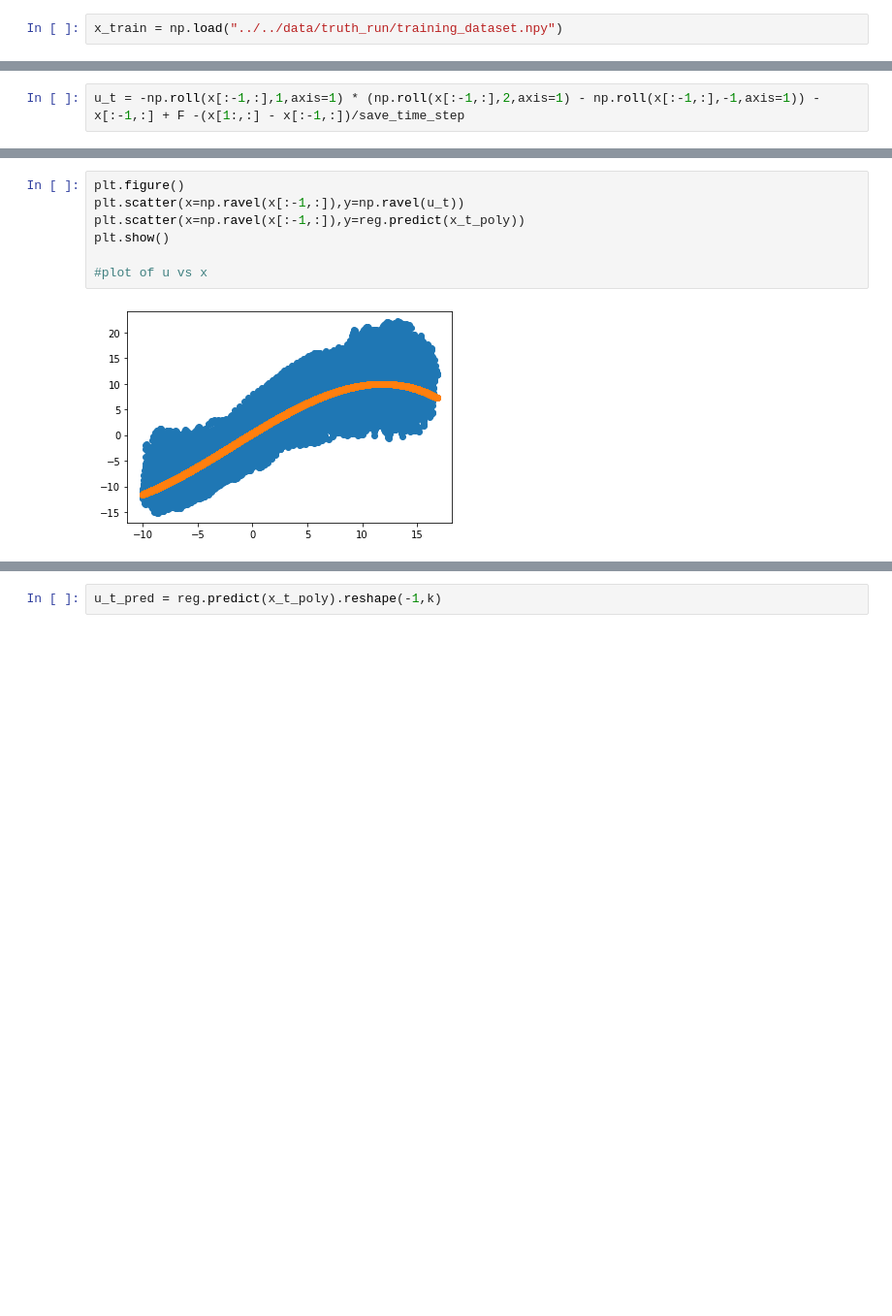
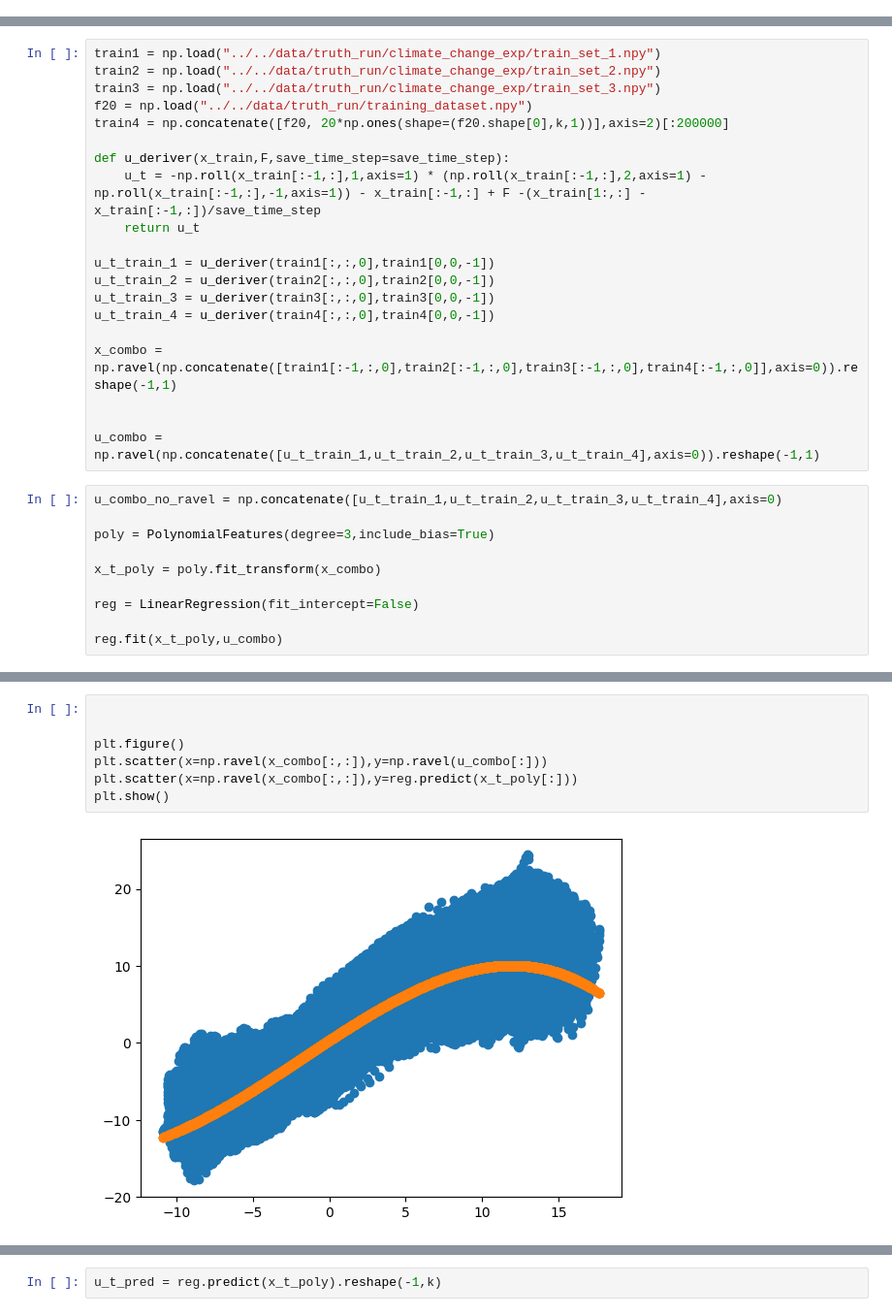
Before and after one commit to raghul-parthipan/l96_rnn, a Jupyter notebook: saved_models/polynomial/Christensen_polynomial_parameterisation.ipynb, the cells around one changed output, grey strips where cells are left out. Shown at 97% size. Cells and saved outputs as stored; diff of their text form; blank space fills up the shorter version.

Commit message:
changes to polynomial files

```diff
--- a/saved_models/polynomial/Christensen_polynomial_parameterisation.ipynb
+++ b/saved_models/polynomial/Christensen_polynomial_parameterisation.ipynb
@@ -27,2 +29,0 @@ b=10
-# %%
-x_train = np.load("../../data/truth_run/training_dataset.npy")
@@ -31,2 +29,0 @@ x = x_train[:,:,0]
-# %%
-u_t = -np.roll(x[:-1,:],1,axis=1) * (np.roll(x[:-1,:],2,axis=1) - np.roll(x[:-1,:],-1,axis=1)) - x[:-1,:] + F -(x[1:,:] - x[:-1,:])/save_time_step
@@ -45,0 +32,30 @@ LinearRegression(fit_intercept=False)
+# %%
+train1 = np.load("../../data/truth_run/climate_change_exp/train_set_1.npy")
+train2 = np.load("../../data/truth_run/climate_change_exp/train_set_2.npy")
+train3 = np.load("../../data/truth_run/climate_change_exp/train_set_3.npy")
+f20 = np.load("../../data/truth_run/training_dataset.npy")
+train4 = np.concatenate([f20, 20*np.ones(shape=(f20.shape[0],k,1))],axis=2)[:200000]
+
+def u_deriver(x_train,F,save_time_step=save_time_step):
+    u_t = -np.roll(x_train[:-1,:],1,axis=1) * (np.roll(x_train[:-1,:],2,axis=1) - np.roll(x_train[:-1,:],-1,axis=1)) - x_train[:-1,:] + F -(x_train[1:,:] - x_train[:-1,:])/save_time_step
+    return u_t
+
+u_t_train_1 = u_deriver(train1[:,:,0],train1[0,0,-1])
+u_t_train_2 = u_deriver(train2[:,:,0],train2[0,0,-1])
+u_t_train_3 = u_deriver(train3[:,:,0],train3[0,0,-1])
+u_t_train_4 = u_deriver(train4[:,:,0],train4[0,0,-1])
+
+x_combo = np.ravel(np.concatenate([train1[:-1,:,0],train2[:-1,:,0],train3[:-1,:,0],train4[:-1,:,0]],axis=0)).reshape(-1,1)
+
+
+u_combo = np.ravel(np.concatenate([u_t_train_1,u_t_train_2,u_t_train_3,u_t_train_4],axis=0)).reshape(-1,1)
+# %%
+u_combo_no_ravel = np.concatenate([u_t_train_1,u_t_train_2,u_t_train_3,u_t_train_4],axis=0)
+
+poly = PolynomialFeatures(degree=3,include_bias=True)
+
+x_t_poly = poly.fit_transform(x_combo)
+
+reg = LinearRegression(fit_intercept=False)
+
+reg.fit(x_t_poly,u_combo)
@@ -50,9 +76,9 @@ array([[ 0.34484477,  1.29971787, -0.01271022, -0.00238594]])
 # %%
+
+
 plt.figure()
-plt.scatter(x=np.ravel(x[:-1,:]),y=np.ravel(u_t))
-plt.scatter(x=np.ravel(x[:-1,:]),y=reg.predict(x_t_poly))
+plt.scatter(x=np.ravel(x_combo[:,:]),y=np.ravel(u_combo[:]))
+plt.scatter(x=np.ravel(x_combo[:,:]),y=reg.predict(x_t_poly[:]))
 plt.show()
-
-#plot of u vs x
 # %% [output]
-[figure, old version]
+[figure, new version]
```
Also changed, not shown: parts of 96 cells of this notebook, 2 other files.
